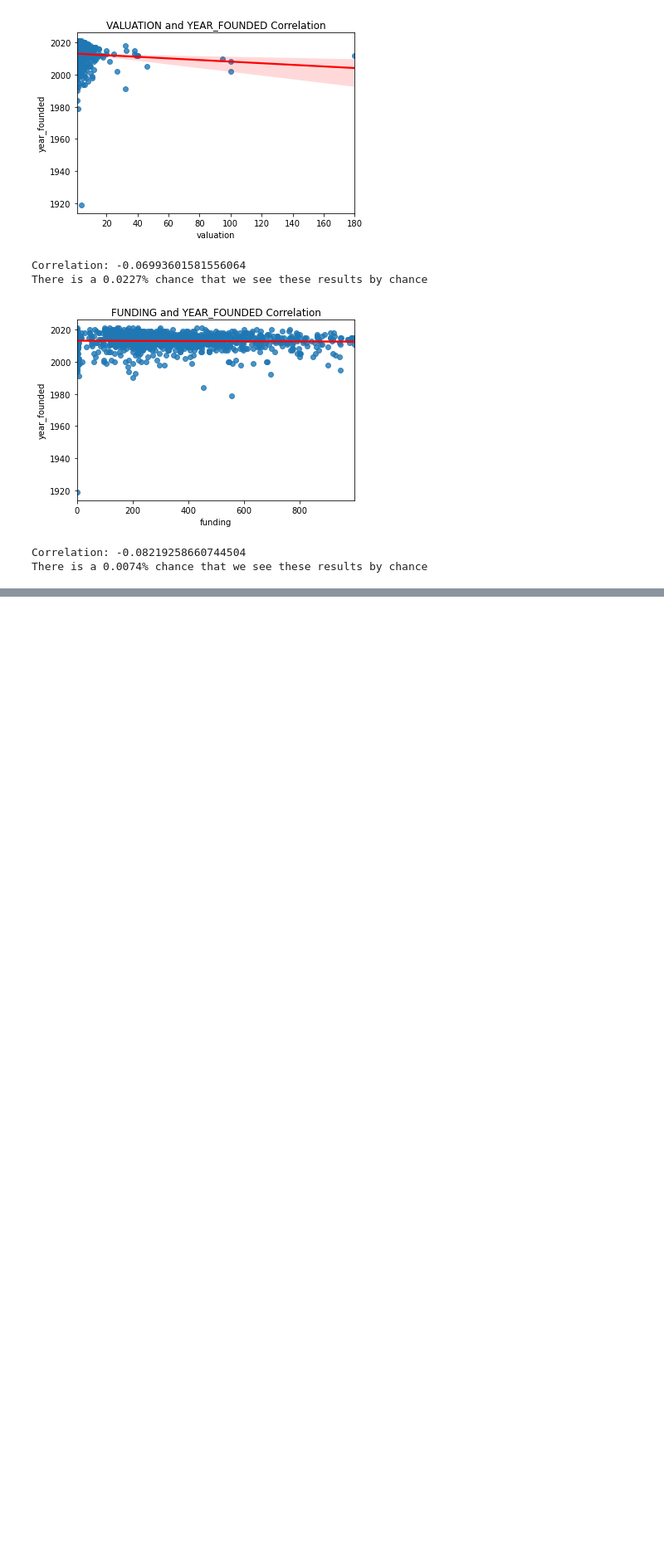
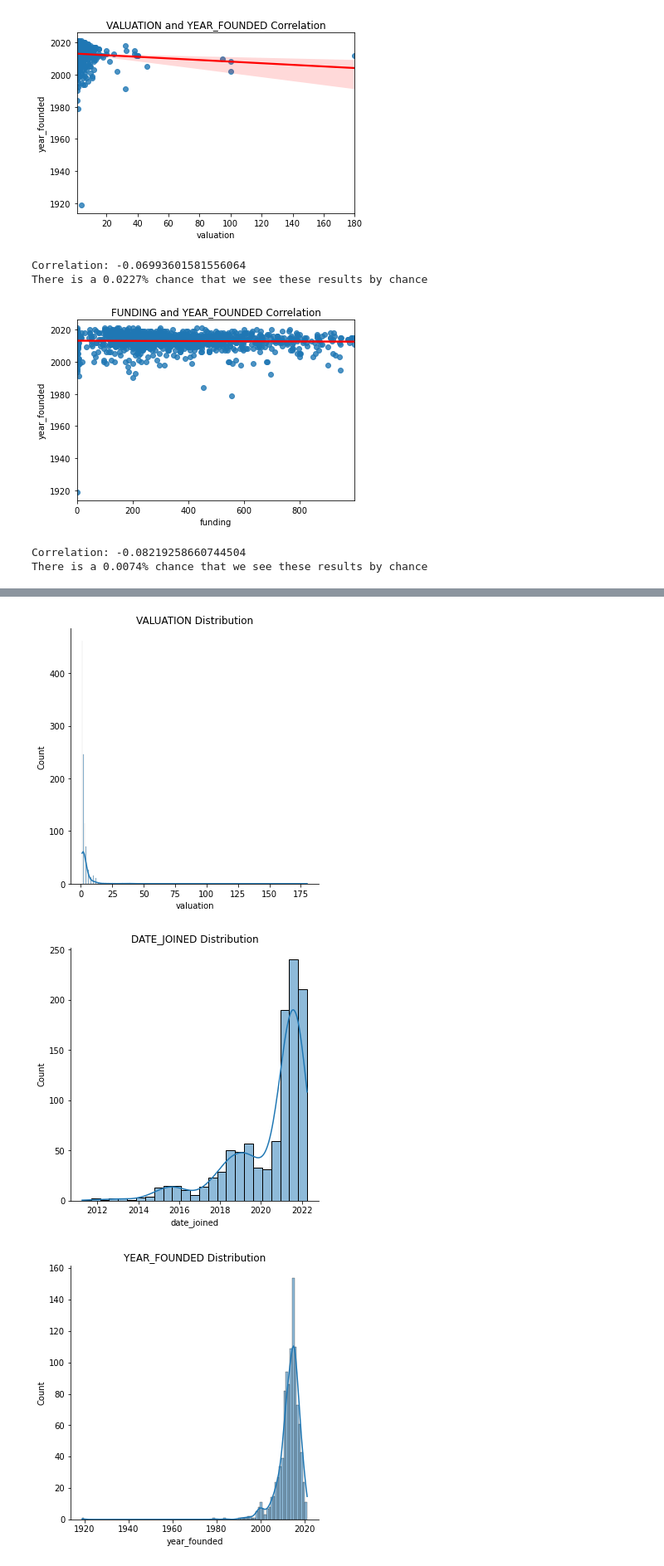
Before and after one commit to stephanie-jones78/unicorn_companies, a Jupyter notebook: unicorn_notebook.ipynb, the cells around one changed output, grey strips where cells are left out. Shown at 83% size. Saved outputs shown, nothing was run; the diff lists cells and outputs as text; code cells hidden in the pictures; blank space fills up the shorter version.

```diff
--- a/unicorn_notebook.ipynb
+++ b/unicorn_notebook.ipynb
@@ -429,0 +461,5 @@ There is a 0.0074% chance that we see these results by chance
+# %%
+# looking at numeric (and date) values
+for col in df.columns:
+    if df[col].dtype != 'O':
+        print(col)
@@ -429,0 +471,11 @@ There is a 0.0074% chance that we see these results by chance
+# %%
+# looking at the distributions
+for col in df.columns:
+    if df[col].dtype != 'O':
+        sns.displot(data = df, x = col, kde = True)
+        plt.title(f'{col.upper()} Distribution')
+        plt.show()
+# %% [output]
+[figure, added]
+[figure, added]
+[figure, added]
```
Also changed, not shown: parts of 40 cells of this notebook.
